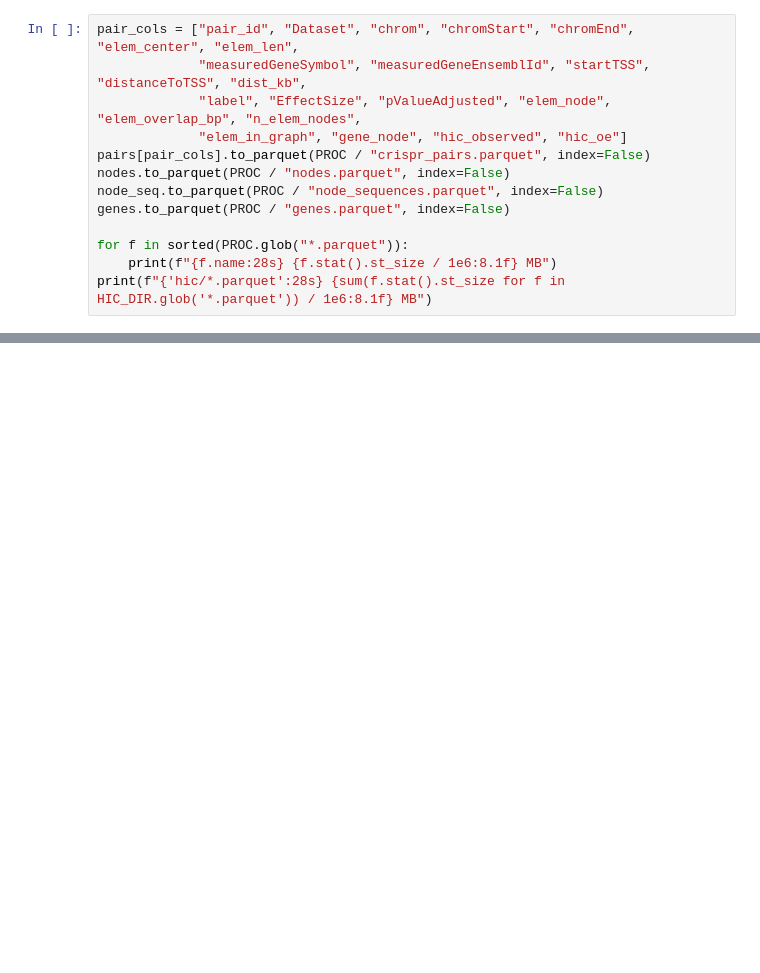
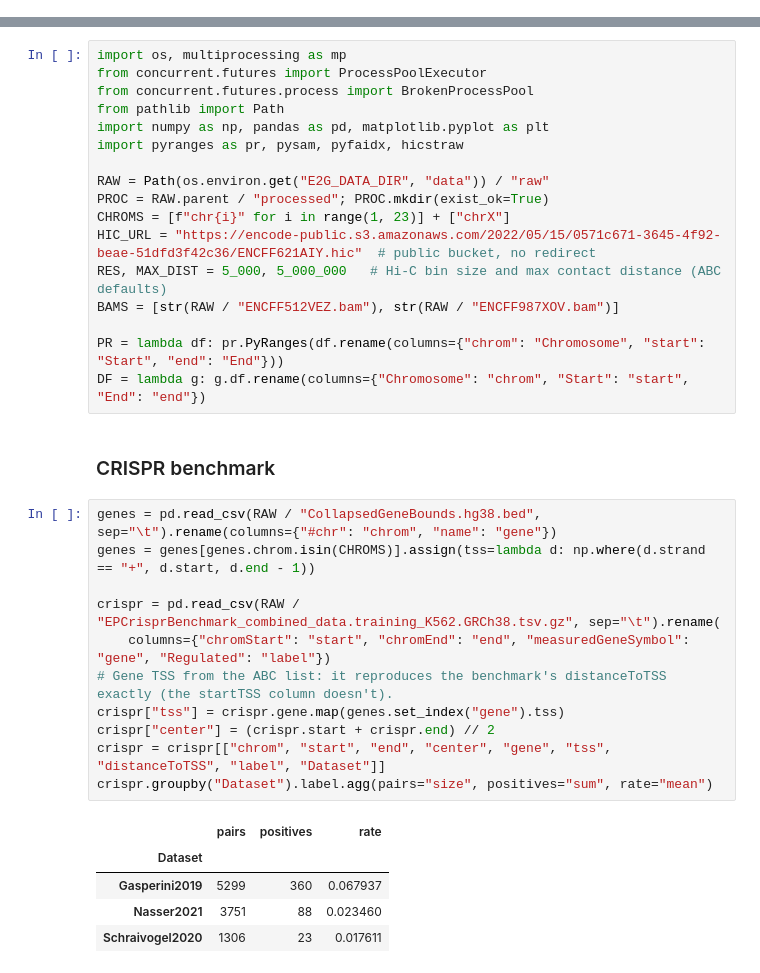
Before and after one commit to lemoncarrot/enhancer_gene_prediction, a Jupyter notebook: main.ipynb, the cells around one changed output, grey strips where cells are left out. Saved outputs shown, nothing was run; the diff lists cells and outputs as text; blank space fills up the shorter version.

```diff
--- a/main.ipynb
+++ b/main.ipynb
@@ -713,13 +0,0 @@ print(r["name"], fasta[r["chrom"]][int(r["chromStart"]):int(r["chromStart"]) + 6
-# %%
-pair_cols = ["pair_id", "Dataset", "chrom", "chromStart", "chromEnd", "elem_center", "elem_len",
-             "measuredGeneSymbol", "measuredGeneEnsemblId", "startTSS", "distanceToTSS", "dist_kb",
-             "label", "EffectSize", "pValueAdjusted", "elem_node", "elem_overlap_bp", "n_elem_nodes",
-             "elem_in_graph", "gene_node", "hic_observed", "hic_oe"]
-pairs[pair_cols].to_parquet(PROC / "crispr_pairs.parquet", index=False)
-nodes.to_parquet(PROC / "nodes.parquet", index=False)
-node_seq.to_parquet(PROC / "node_sequences.parquet", index=False)
-genes.to_parquet(PROC / "genes.parquet", index=False)
-
-for f in sorted(PROC.glob("*.parquet")):
-    print(f"{f.name:28s} {f.stat().st_size / 1e6:8.1f} MB")
-print(f"{'hic/*.parquet':28s} {sum(f.stat().st_size for f in HIC_DIR.glob('*.parquet')) / 1e6:8.1f} MB")
@@ -740,0 +7,36 @@ Then build PyG `Data` objects with node features $[a_v; s_v]$ and edge attribute
+# %%
+import os, multiprocessing as mp
+from concurrent.futures import ProcessPoolExecutor
+from concurrent.futures.process import BrokenProcessPool
+from pathlib import Path
+import numpy as np, pandas as pd, matplotlib.pyplot as plt
+import pyranges as pr, pysam, pyfaidx, hicstraw
+
+RAW = Path(os.environ.get("E2G_DATA_DIR", "data")) / "raw"
+PROC = RAW.parent / "processed"; PROC.mkdir(exist_ok=True)
+CHROMS = [f"chr{i}" for i in range(1, 23)] + ["chrX"]
+HIC_URL = "https://encode-public.s3.amazonaws.com/2022/05/15/0571c671-3645-4f92-beae-51dfd3f42c36/ENCFF621AIY.hic"  # public bucket, no redirect
+RES, MAX_DIST = 5_000, 5_000_000   # Hi-C bin size and max contact distance (ABC defaults)
+BAMS = [str(RAW / "ENCFF512VEZ.bam"), str(RAW / "ENCFF987XOV.bam")]
+
+PR = lambda df: pr.PyRanges(df.rename(columns={"chrom": "Chromosome", "start": "Start", "end": "End"}))
+DF = lambda g: g.df.rename(columns={"Chromosome": "chrom", "Start": "start", "End": "end"})
+# %% [markdown]
+### CRISPR benchmark
+# %%
+genes = pd.read_csv(RAW / "CollapsedGeneBounds.hg38.bed", sep="\t").rename(columns={"#chr": "chrom", "name": "gene"})
+genes = genes[genes.chrom.isin(CHROMS)].assign(tss=lambda d: np.where(d.strand == "+", d.start, d.end - 1))
+
+crispr = pd.read_csv(RAW / "EPCrisprBenchmark_combined_data.training_K562.GRCh38.tsv.gz", sep="\t").rename(
+    columns={"chromStart": "start", "chromEnd": "end", "measuredGeneSymbol": "gene", "Regulated": "label"})
+# Gene TSS from the ABC list: it reproduces the benchmark's distanceToTSS exactly (the startTSS column doesn't).
+crispr["tss"] = crispr.gene.map(genes.set_index("gene").tss)
+crispr["center"] = (crispr.start + crispr.end) // 2
+crispr = crispr[["chrom", "start", "end", "center", "gene", "tss", "distanceToTSS", "label", "Dataset"]]
+crispr.groupby("Dataset").label.agg(pairs="size", positives="sum", rate="mean")
+# %% [output]
+|  | pairs | positives | rate |
+| Dataset |  |  |  |
+| Gasperini2019 | 5299 | 360 | 0.067937 |
+| Nasser2021 | 3751 | 88 | 0.023460 |
+| Schraivogel2020 | 1306 | 23 | 0.017611 |
```
Also changed, not shown: parts of 51 cells of this notebook, 1 other file.
